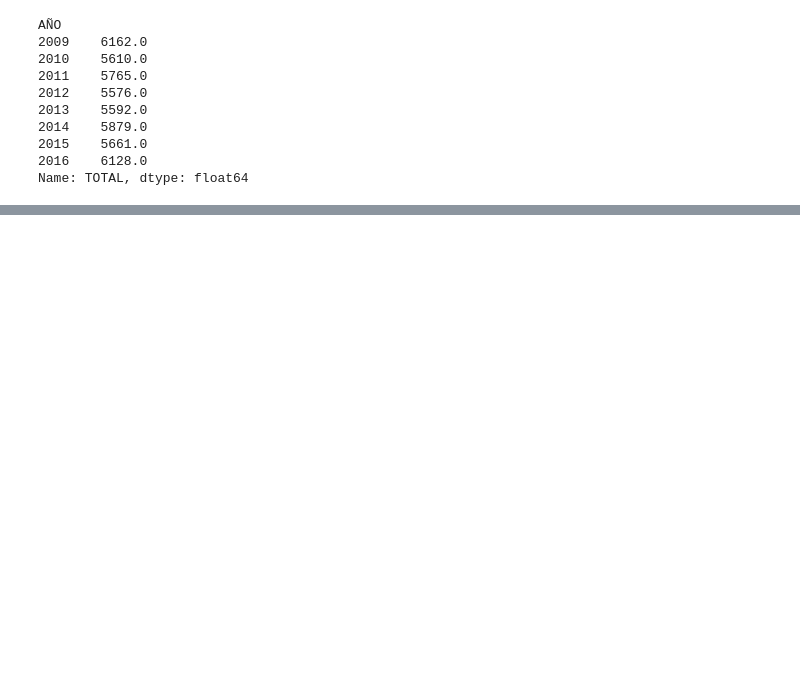
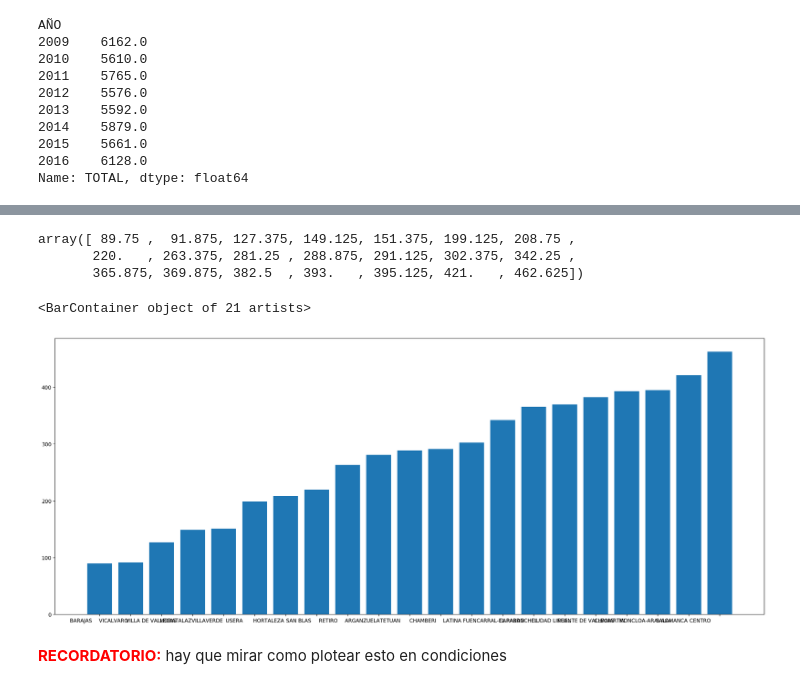
Before and after one commit to AngelArcones/Accidentes_bicicleta_MasterDS, a Jupyter notebook: Explorar_datos_accidentes.ipynb, the cells around one changed output, grey strips where cells are left out. Drawn from its saved outputs; the diff is of its cells as text; code cells hidden in the pictures; blank space fills up the shorter version.

```diff
--- a/Explorar_datos_accidentes.ipynb
+++ b/Explorar_datos_accidentes.ipynb
@@ -79,3 +107,6 @@ df_by_dist.mean()
 | VICALVARO | 72.500 | 5.500 | 42.375 | 20.500 | 4.125000 | ... |
 | VILLA DE VALLECAS | 131.500 | 6.875 | 52.500 | 39.250 | 4.000000 | ... |
 | VILLAVERDE | 150.750 | 14.750 | 63.000 | 51.875 | 2.142857 | ... |
+# %%
+total_mean_by_dist = df_by_dist['TOTAL'].mean()
+total_mean_by_dist.sort_values(ascending=True)
@@ -81,0 +131,14 @@ df_by_dist.mean()
+# %%
+total_mean_by_dist.sort_values(ascending=True).values
+# %% [output]
+array([ 89.75 ,  91.875, 127.375, 149.125, 151.375, 199.125, 208.75 ,
+       220.   , 263.375, 281.25 , 288.875, 291.125, 302.375, 342.25 ,
+       365.875, 369.875, 382.5  , 393.   , 395.125, 421.   , 462.625])
+# %%
+fig=plt.figure(figsize=(25, 10), dpi= 160, facecolor='w', edgecolor='k')
+plt.bar(total_mean_by_dist.sort_values(ascending=True).index, total_mean_by_dist.sort_values(ascending=True).values)
+# %% [output]
+<BarContainer object of 21 artists>
+[figure, added]
+# %% [markdown]
+<font color=red> **RECORDATORIO:** </font> hay que mirar como plotear esto en condiciones
```
Also changed, not shown: parts of 8 cells of this notebook.
